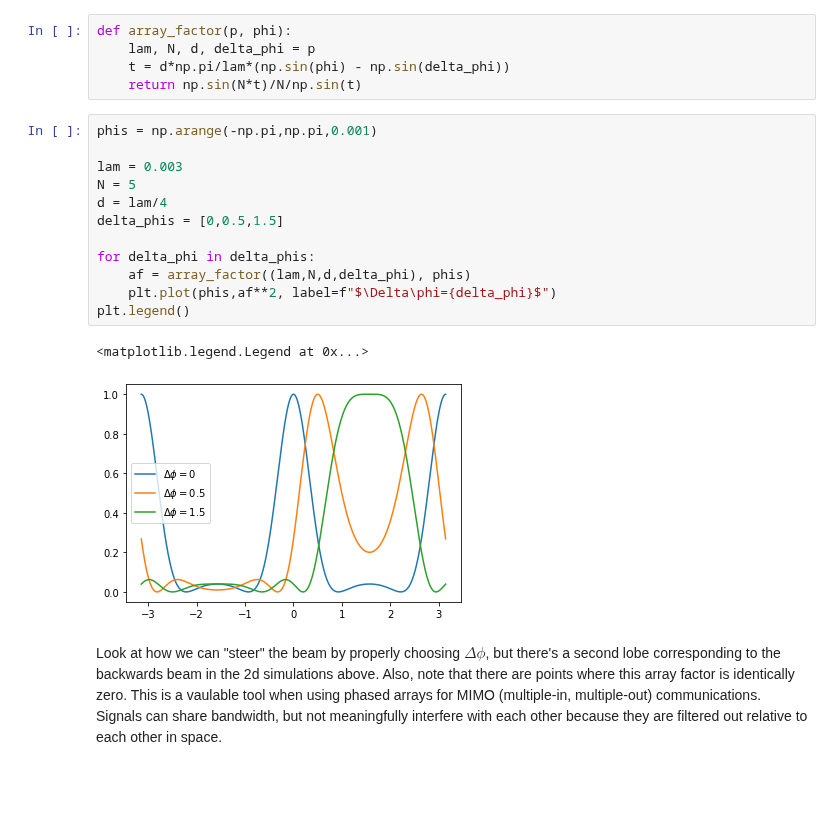
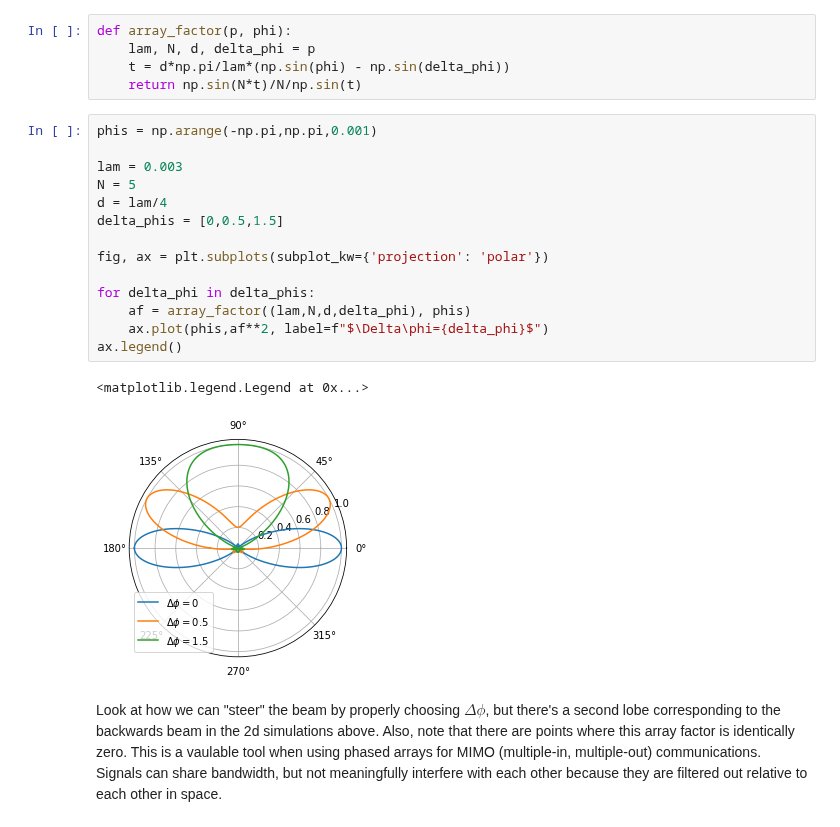
Before and after one commit to HKNDecal/HKNDecal, a Jupyter notebook: session10/PhasedArrays.ipynb, the cells around one changed output. Cells and saved outputs as stored; diff of their text form; blank space fills up the shorter version.

Commit message:
Fixes typos, makes array factor plot polar.

```diff
--- a/session10/PhasedArrays.ipynb
+++ b/session10/PhasedArrays.ipynb
@@ -274,18 +274,20 @@ def array_factor(p, phi):
 # %%
 phis = np.arange(-np.pi,np.pi,0.001)
 
 lam = 0.003
 N = 5
 d = lam/4
 delta_phis = [0,0.5,1.5]
 
+fig, ax = plt.subplots(subplot_kw={'projection': 'polar'})
+
 for delta_phi in delta_phis:
     af = array_factor((lam,N,d,delta_phi), phis)
-    plt.plot(phis,af**2, label=f"$\Delta\phi={delta_phi}$")
-plt.legend()
+    ax.plot(phis,af**2, label=f"$\Delta\phi={delta_phi}$")
+ax.legend()
 # %% [output]
 <matplotlib.legend.Legend at 0x...>
-[figure, old version]
+[figure, new version]
 # %% [markdown]
 Look at how we can "steer" the beam by properly choosing $\Delta\phi$, but there's a second lobe corresponding to the backwards beam in the 2d simulations above.
 Also, note that there are points where this array factor is identically zero.
```
Also changed, not shown: parts of 2 cells of this notebook.
